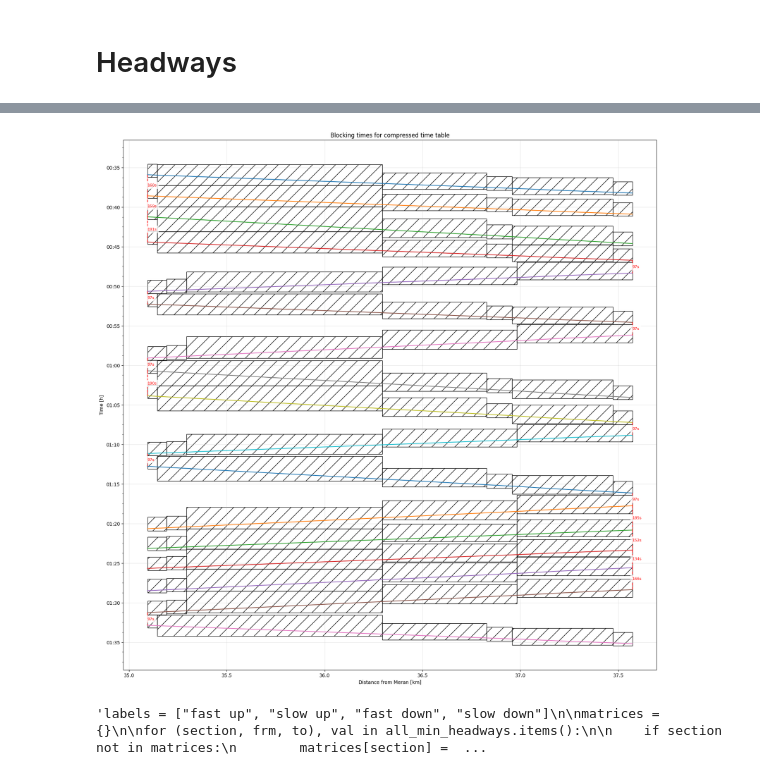
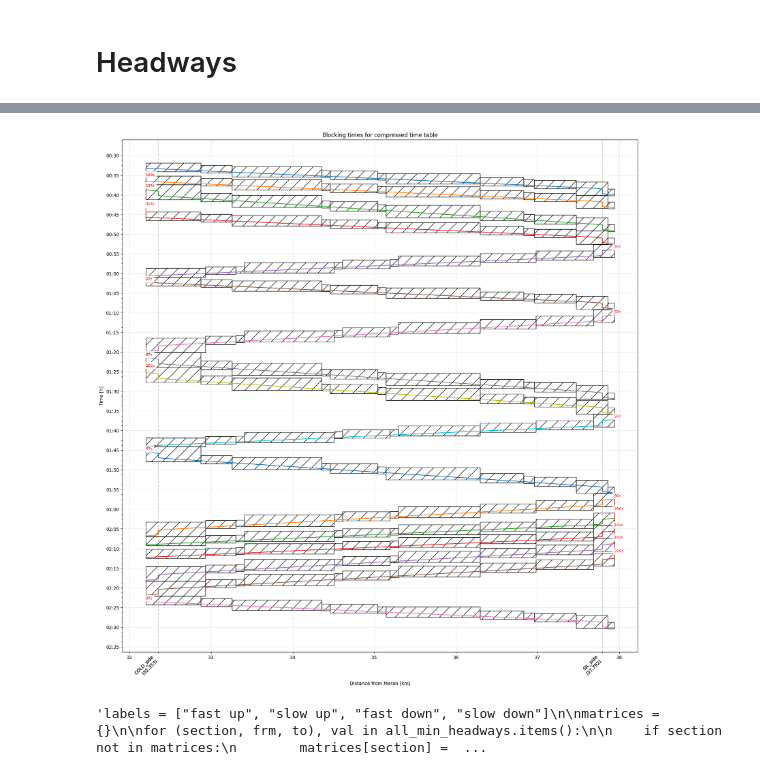
Before and after one commit to pepedigitale/AusbauVinschgau, a Jupyter notebook: headways/min_headways.ipynb, the cells around one changed output, grey strips where cells are left out. Cells and saved outputs as stored; diff of their text form; code cells hidden in the pictures.

```diff
--- a/headways/min_headways.ipynb
+++ b/headways/min_headways.ipynb
@@ -954,7 +954,7 @@ yticks = np.arange(0, 24 + 5/60, 5/60)  # ogni 5 minuti
 
 ax.set_yticks(yticks,labels=[f"{int(h):02d}:{int(round((h % 1) * 60)):02d}"for h in yticks])
 
-section = ("Dev_PL24_01", "Dev_SIL_05")
+section = ("Dev_COLD_01", "Dev_SIL_02")
 
 for key in selected_keys_sorted[section]:
     pk1 = float(str(nodesDf.loc[key[1], "pk_rel"]).replace(",", "."))
@@ -1014,34 +1014,34 @@ for (k1, k2), required_hw in keys_2_min_headways[section].items():
         f"{required_hw:.0f}s",
         color="red",
         fontsize=8,
         ha="left",
         va="center",
         bbox=dict(fc="white", ec="none", alpha=0.8),
     )
 
 stops = nodesDf[nodesDf["stop_slow"] == 1]
 
 stations_used = set(station for key in selected_keys_sorted[section] for station in key[1:])
 stops_used = nodesDf[(nodesDf['stop_slow'] == 1) & (nodesDf['pk_rel'] >= min(nodesDf.loc[nodesDf.index.isin(stations_used), 'pk_rel'])) & (nodesDf['pk_rel'] <= max(nodesDf.loc[nodesDf.index.isin(stations_used), 'pk_rel']))]
 
 
 for x in stops_used["pk_rel"]:
     plt.axvline(color="black",x=x,linestyle="--",alpha=0.1)
 
 ax = plt.gca()
 
 # Keep automatic major ticks
 ax.minorticks_on()
 
 # Add station positions as minor ticks
 ax.set_xticks(stops_used["pk_rel"], minor=True)
 
 ax.set_xticklabels([f"{name}\n({pk:.3f})" for name, pk in zip(stops_used.index, stops_used["pk_rel"])],minor=True,rotation=45,ha="right")
 plt.grid(True, which="major", axis="both", alpha=0.3)
 plt.gca().invert_yaxis()
 plt.show()
 # %% [output]
-[figure, old version]
+[figure, new version]
 # %%
 trip_type_map = {
     1: "fast up",
```
Also changed, not shown: parts of 3 cells of this notebook, 12 other files.
